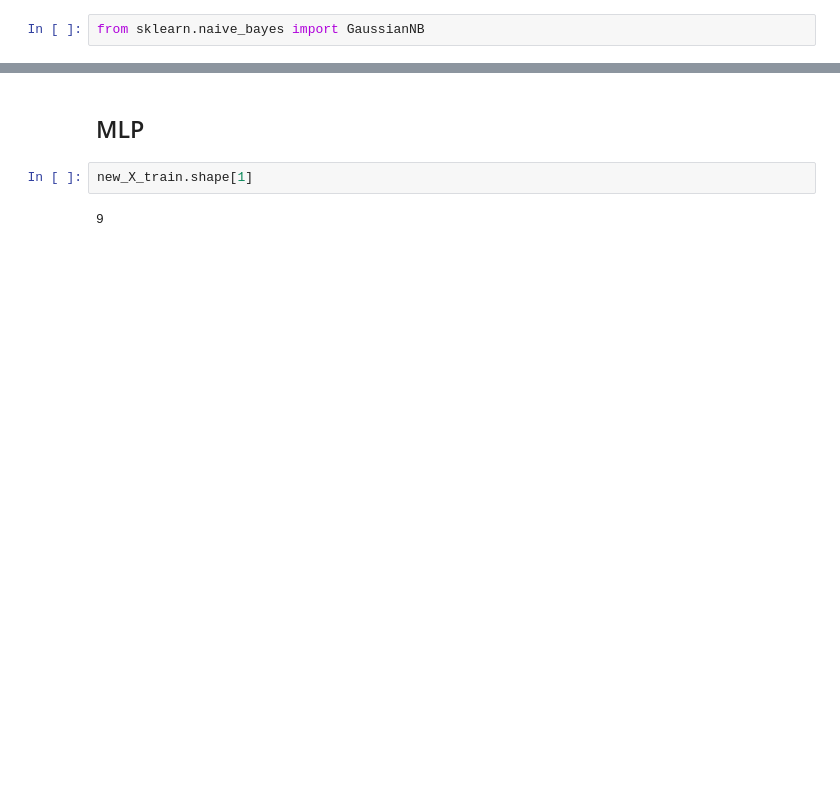
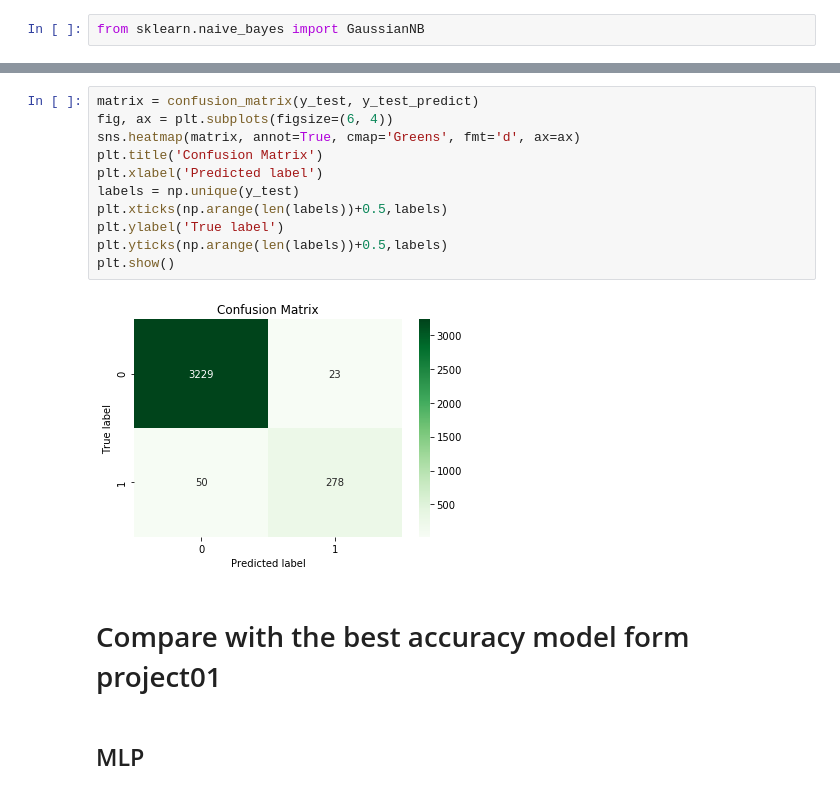
Before and after one commit to TOMMYWHY/158_736MachineLearning, a Jupyter notebook: assignment/project1/project02/pulsarStars_Tommy_A2.ipynb, the cells around one changed output, grey strips where cells are left out. Cells and saved outputs as stored; diff of their text form; blank space fills up the shorter version.

Commit message:
project2:coding

```diff
--- a/assignment/project1/project02/pulsarStars_Tommy_A2.ipynb
+++ b/assignment/project1/project02/pulsarStars_Tommy_A2.ipynb
@@ -127,9 +338,20 @@ Using TensorFlow backend.
+# %%
+matrix = confusion_matrix(y_test, y_test_predict)
+fig, ax = plt.subplots(figsize=(6, 4))
+sns.heatmap(matrix, annot=True, cmap='Greens', fmt='d', ax=ax)
+plt.title('Confusion Matrix')
+plt.xlabel('Predicted label')
+labels = np.unique(y_test)
+plt.xticks(np.arange(len(labels))+0.5,labels)
+plt.ylabel('True label')
+plt.yticks(np.arange(len(labels))+0.5,labels)
+plt.show()
+# %% [output]
+[figure, added]
+# %% [markdown]
+# Compare with the best accuracy model form project01
 # %% [markdown]
 ## MLP
-# %%
-new_X_train.shape[1]
-# %% [output]
-9
 # %%
 ann_model = Sequential()
 
```
Also changed, not shown: parts of 50 cells of this notebook, 6 other files.
